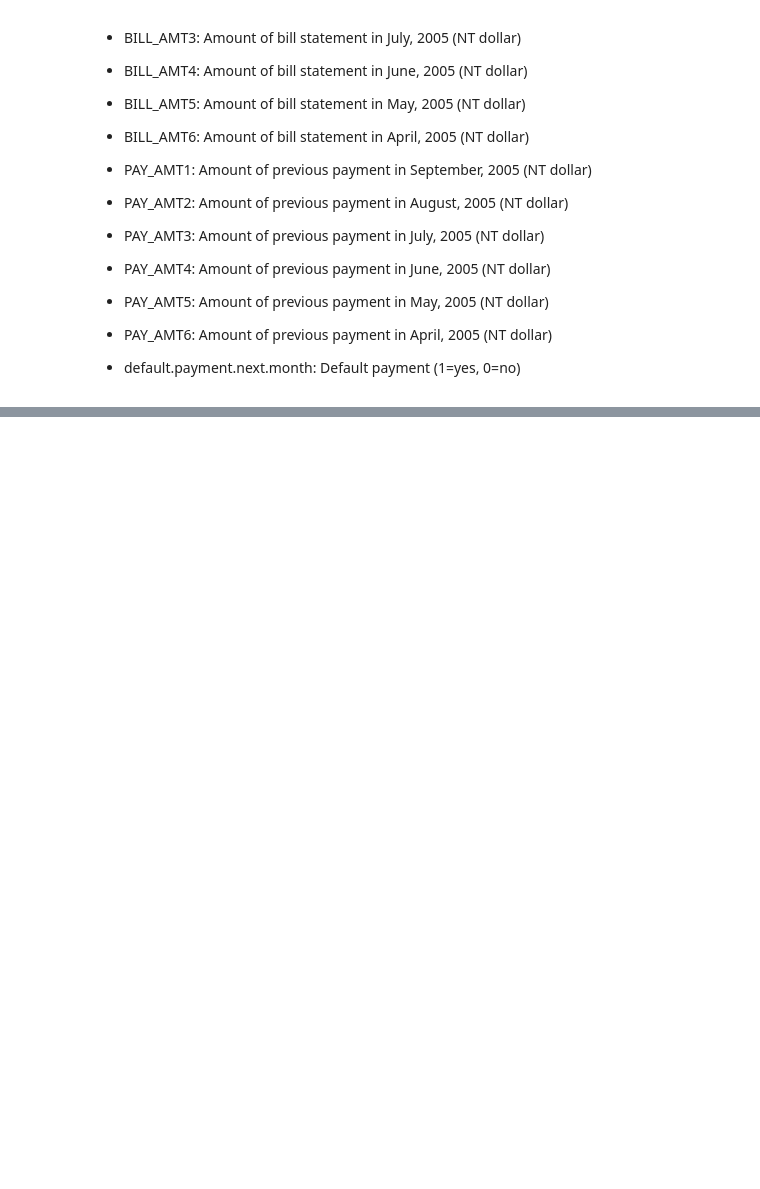
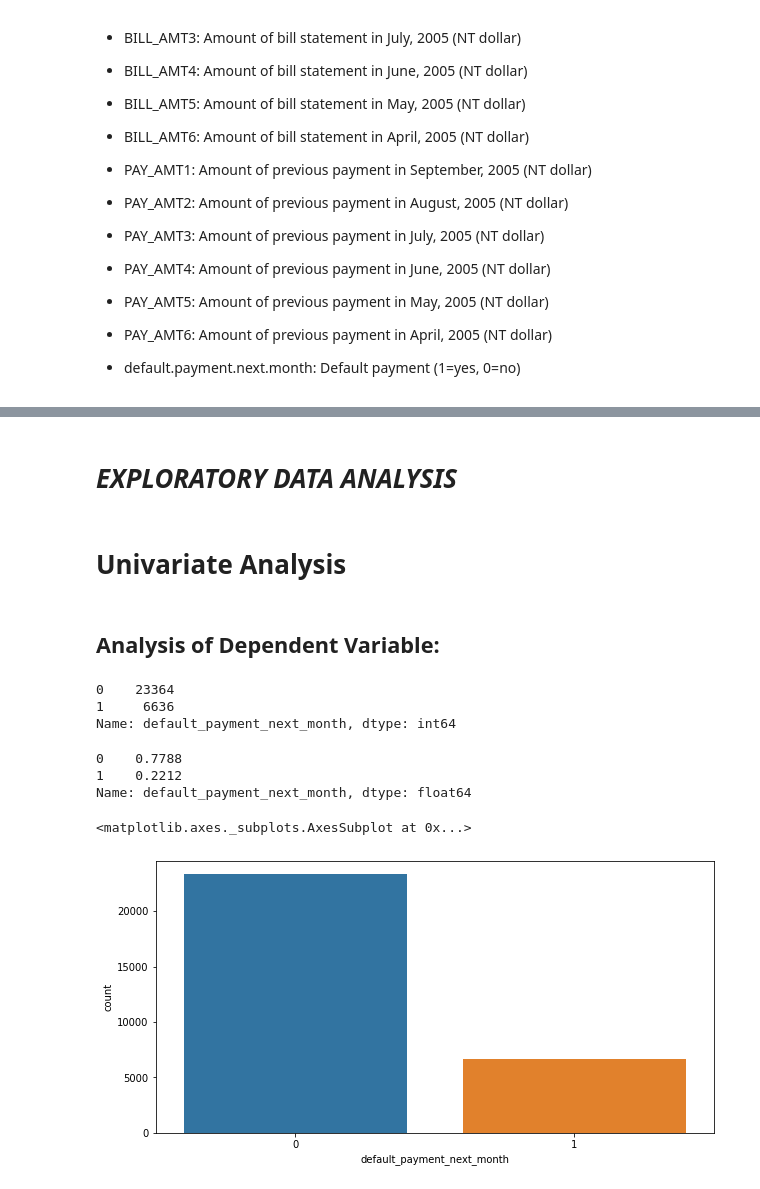
Before and after one commit to Tanushri920/Credit-card-default-Prediction, a Jupyter notebook: Credit_Card_Default_Prediction_Capstone_Project.ipynb, the cells around one changed output, grey strips where cells are left out. Drawn from its saved outputs; the diff is of its cells as text; code cells hidden in the pictures; blank space fills up the shorter version.

```diff
--- a/Credit_Card_Default_Prediction_Capstone_Project.ipynb
+++ b/Credit_Card_Default_Prediction_Capstone_Project.ipynb
@@ -238,0 +286,6 @@ Scale for PAY_0 to PAY_6 :
+# %%
+#renaming columns
+
+credit_df.rename(columns={'PAY_0':'PAY_SEPT','PAY_2':'PAY_AUG','PAY_3':'PAY_JUL','PAY_4':'PAY_JUN','PAY_5':'PAY_MAY','PAY_6':'PAY_APR'},inplace=True)
+credit_df.rename(columns={'BILL_AMT1':'BILL_AMT_SEPT','BILL_AMT2':'BILL_AMT_AUG','BILL_AMT3':'BILL_AMT_JUL','BILL_AMT4':'BILL_AMT_JUN','BILL_AMT5':'BILL_AMT_MAY','BILL_AMT6':'BILL_AMT_APR'}, inplace = True)
+credit_df.rename(columns={'PAY_AMT1':'PAY_AMT_SEPT','PAY_AMT2':'PAY_AMT_AUG','PAY_AMT3':'PAY_AMT_JUL','PAY_AMT4':'PAY_AMT_JUN','PAY_AMT5':'PAY_AMT_MAY','PAY_AMT6':'PAY_AMT_APR'},inplace=True)
@@ -238,0 +323,33 @@ Scale for PAY_0 to PAY_6 :
+# %% [markdown]
+# ***EXPLORATORY DATA ANALYSIS***
+# %% [markdown]
+# **Univariate Analysis**
+# %% [markdown]
+## **Analysis of Dependent Variable:**
+# %%
+#renaming for better convinience
+credit_df.rename(columns={'default payment next month' : 'default_payment_next_month'}, inplace=True)
+# %%
+#counts the dependent variable data set
+credit_df['default_payment_next_month'].value_counts()
+# %% [output]
+0    23364
+1     6636
+Name: default_payment_next_month, dtype: int64
+# %%
+# Get the proportion of customers who had default payment in the next month
+# About 22% customers had default payment next month
+
+credit_df['default_payment_next_month'].value_counts(normalize=True)
+# %% [output]
+0    0.7788
+1    0.2212
+Name: default_payment_next_month, dtype: float64
+# %%
+#plotting the count plot to vizualize the data distribution
+#plot the count plot to check the data distribution
+plt.figure(figsize=(10,5))
+sns.countplot(x = 'default_payment_next_month', data = credit_df)
+# %% [output]
+<matplotlib.axes._subplots.AxesSubplot at 0x...>
+[figure, added]
```
Also changed, not shown: parts of 9 cells of this notebook.
